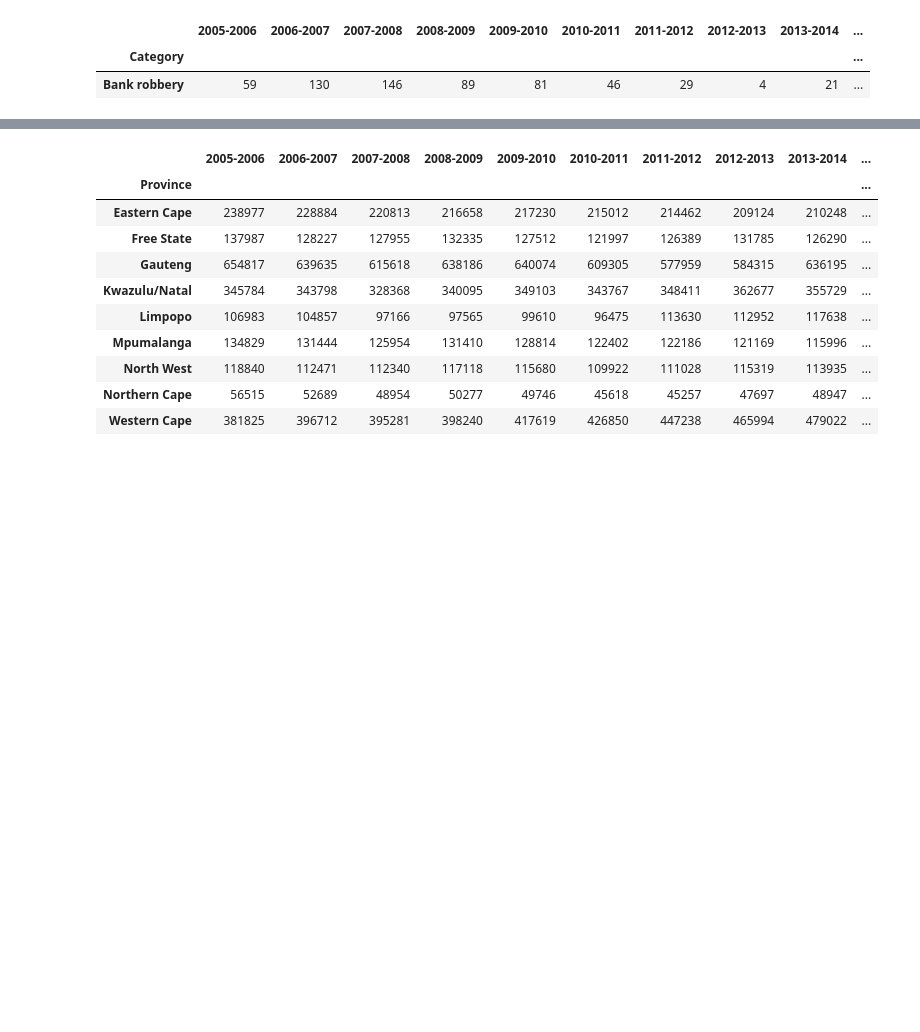
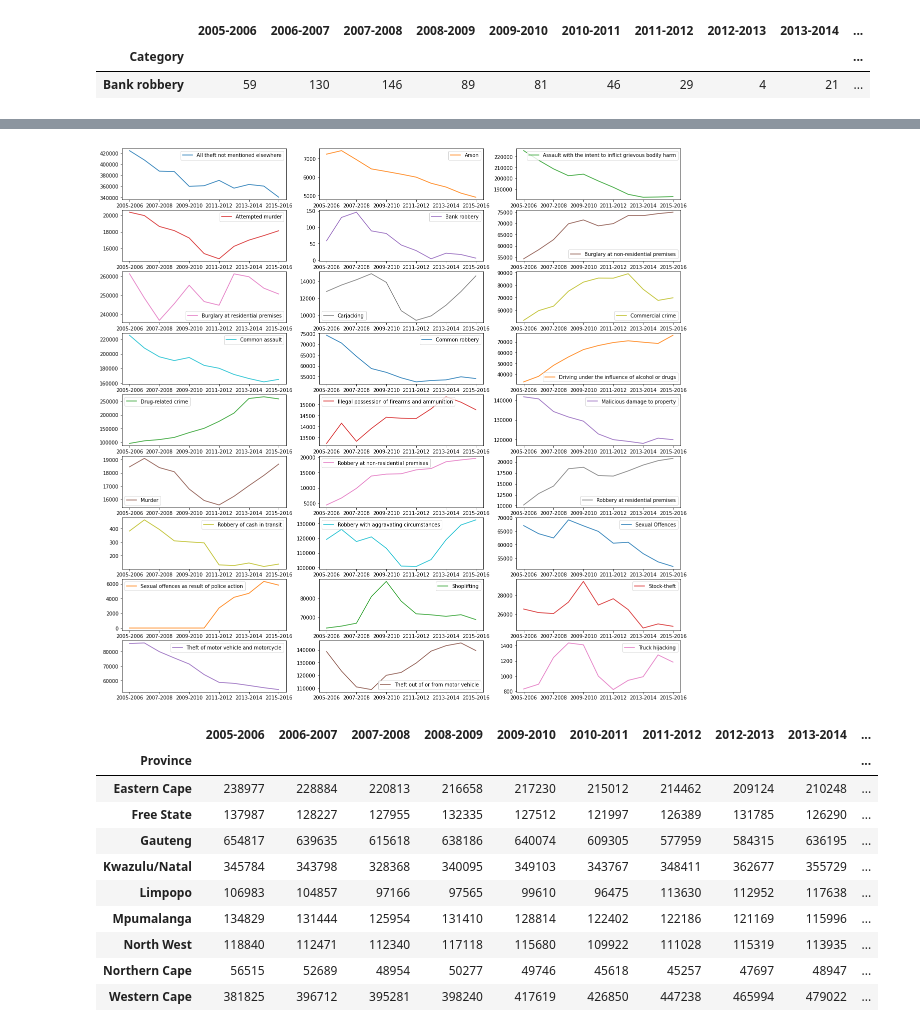
Before and after one commit to Obura98/South_Africa_Crime_Statistics, a Jupyter notebook: Moringa_Data_Science_Prep_W5_Group_Project_2020_07_Team_4_Python_Notebook.ipynb, the cells around one changed output, grey strips where cells are left out. Cells and saved outputs as stored; diff of their text form; code cells hidden in the pictures; blank space fills up the shorter version.

```diff
--- a/Moringa_Data_Science_Prep_W5_Group_Project_2020_07_Team_4_Python_Notebook.ipynb
+++ b/Moringa_Data_Science_Prep_W5_Group_Project_2020_07_Team_4_Python_Notebook.ipynb
@@ -261,3 +424,10 @@ categorygraph.plot(kind='line', figsize=(10,10)).legend(loc='center left', bbox_
+# %%
+# Splitting the plots to get a better view of the crime categories trend
+# categorygraph.plot(kind='line', subplots=True, figsize=(10,10)).legend(loc='center left', bbox_to_anchor=(1, 0.5))
+categorygraph.plot(subplots=True, layout=(9, 3), figsize=(20, 20), sharex=False);
+# categorygraph.plot(subplots=True, layout=(27, 1), figsize=(20, 20), sharex=False);
+# %% [output]
+[figure, added]
 # %%
 provincetotal = df.groupby('Province')
 provincetotal =provincetotal.aggregate(np.sum)
```
Also changed, not shown: parts of 48 cells of this notebook.
